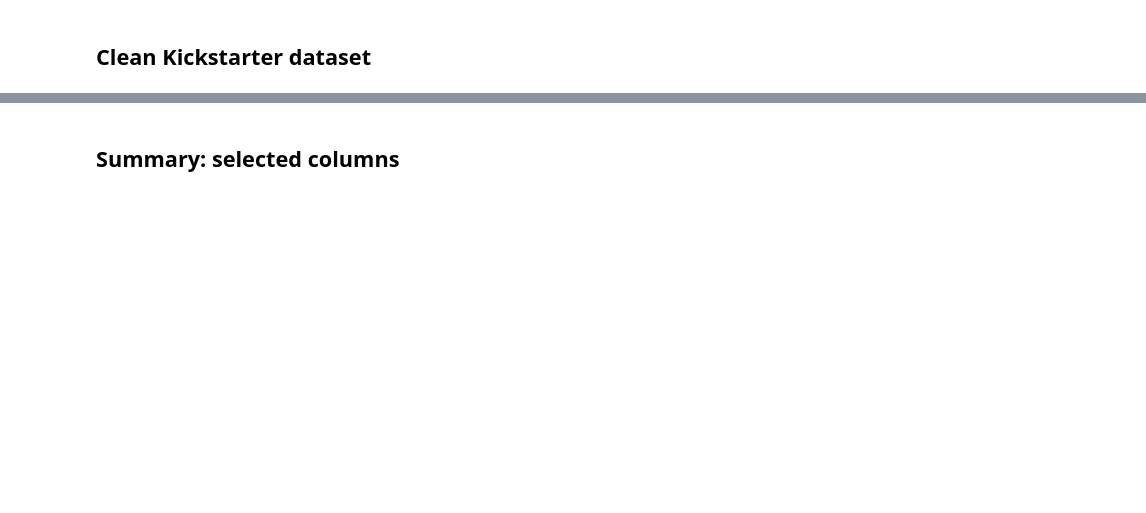
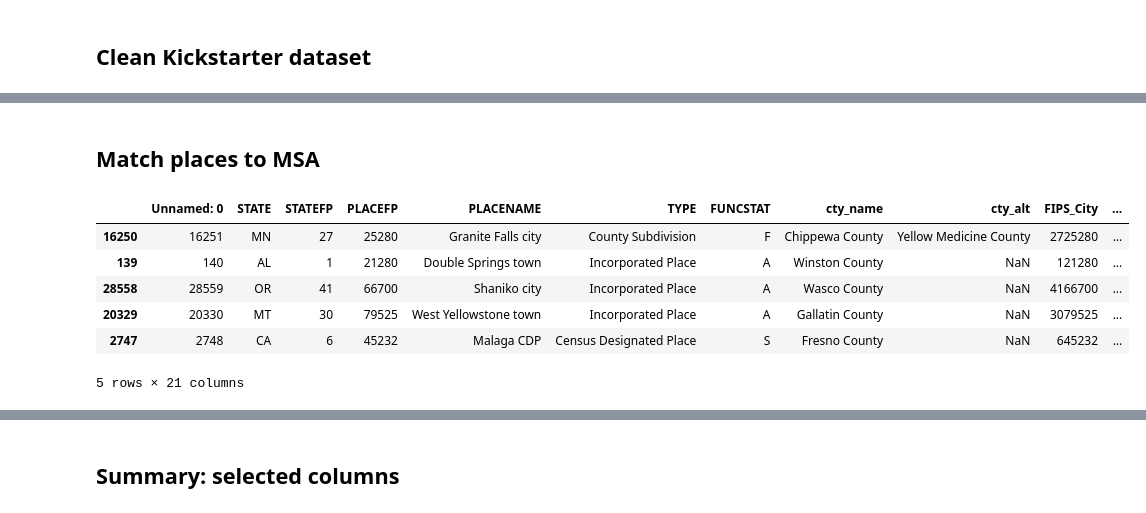
Before and after one commit to fansi-sifan/Kickstarter_survivor, a Jupyter notebook: Kickstarter_survivors.ipynb, the cells around one changed output, grey strips where cells are left out. Saved outputs shown, nothing was run; the diff lists cells and outputs as text; code cells hidden in the pictures; blank space fills up the shorter version.

```diff
--- a/Kickstarter_survivors.ipynb
+++ b/Kickstarter_survivors.ipynb
@@ -162,0 +164,16 @@ pd.crosstab(df['gender'], df['Gender'])
+# %% [markdown]
+## Match places to MSA
+# %%
+place2msa = pd.read_csv("source/place2msa.csv", encoding = 'latin-1', dtype = object)
+# remove the part that's not part of the capitalized place name
+place2msa['place'] = place2msa['PLACENAME'].str.split(r'(\s)(\b[a-z]|CDP)').str[0]
+
+place2msa.sample(5)
+# %% [output]
+|  | Unnamed: 0 | STATE | STATEFP | PLACEFP | PLACENAME | TYPE | FUNCSTAT | cty_name | cty_alt | FIPS_City | ... |
+| 16250 | 16251 | MN | 27 | 25280 | Granite Falls city | County Subdivision | F | Chippewa County | Yellow Medicine County | 2725280 | ... |
+| 139 | 140 | AL | 1 | 21280 | Double Springs town | Incorporated Place | A | Winston County | NaN | 121280 | ... |
+| 28558 | 28559 | OR | 41 | 66700 | Shaniko city | Incorporated Place | A | Wasco County | NaN | 4166700 | ... |
+| 20329 | 20330 | MT | 30 | 79525 | West Yellowstone town | Incorporated Place | A | Gallatin County | NaN | 3079525 | ... |
+| 2747 | 2748 | CA | 6 | 45232 | Malaga CDP | Census Designated Place | S | Fresno County | NaN | 645232 | ... |
+5 rows × 21 columns
```
Also changed, not shown: parts of 48 cells of this notebook, 1 other file.
